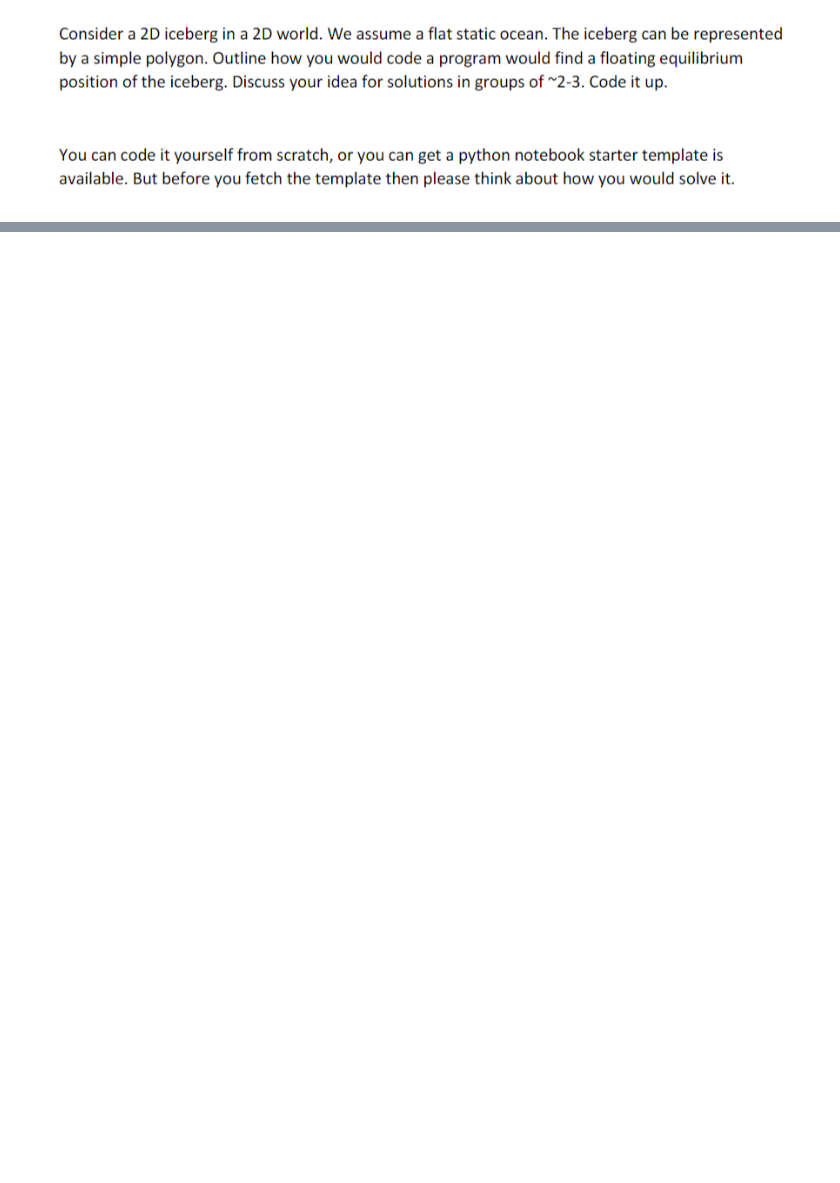
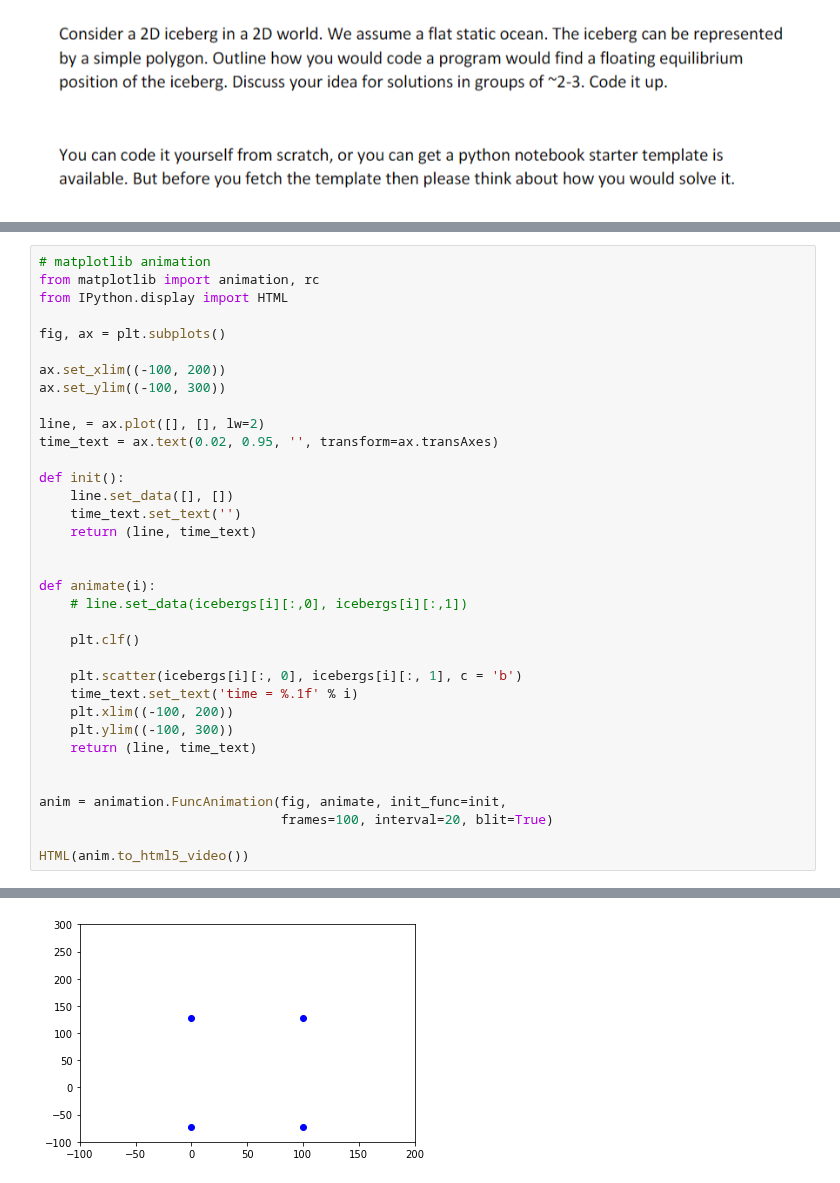
Before and after one commit to JakobSchauser/MscPhysics, a Jupyter notebook: ContinuumMechanics/Week1/Iceberg.ipynb, the cells around one changed output, grey strips where cells are left out. Cells and saved outputs as stored; diff of their text form; blank space fills up the shorter version.

```diff
--- a/ContinuumMechanics/Week1/Iceberg.ipynb
+++ b/ContinuumMechanics/Week1/Iceberg.ipynb
@@ -87,0 +183,36 @@ for i in range(1, 100, 10):
+# %%
+# matplotlib animation
+from matplotlib import animation, rc
+from IPython.display import HTML
+
+fig, ax = plt.subplots()
+
+ax.set_xlim((-100, 200))
+ax.set_ylim((-100, 300))
+
+line, = ax.plot([], [], lw=2)
+time_text = ax.text(0.02, 0.95, '', transform=ax.transAxes)
+
+def init():
+    line.set_data([], [])
+    time_text.set_text('')
+    return (line, time_text)
+
+
+def animate(i):
+    # line.set_data(icebergs[i][:,0], icebergs[i][:,1])
+
+    plt.clf()
+
+    plt.scatter(icebergs[i][:, 0], icebergs[i][:, 1], c = 'b')
+    time_text.set_text('time = %.1f' % i)
+    plt.xlim((-100, 200))
+    plt.ylim((-100, 300))
+    return (line, time_text)
+
+
+anim = animation.FuncAnimation(fig, animate, init_func=init,
+                               frames=100, interval=20, blit=True)
+
+HTML(anim.to_html5_video())
+# %% [output]
@@ -87,0 +220 @@ for i in range(1, 100, 10):
+[figure, added]
```
Also changed, not shown: parts of 6 cells of this notebook.
